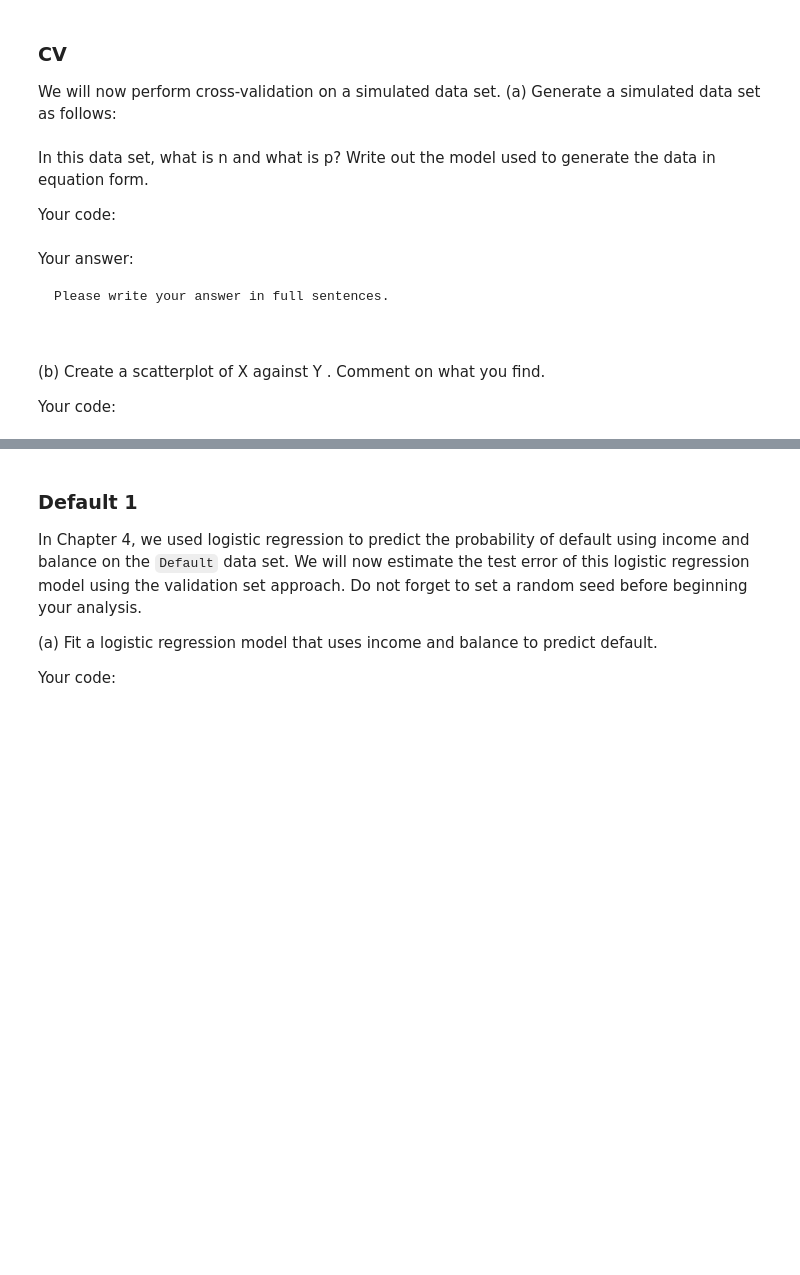
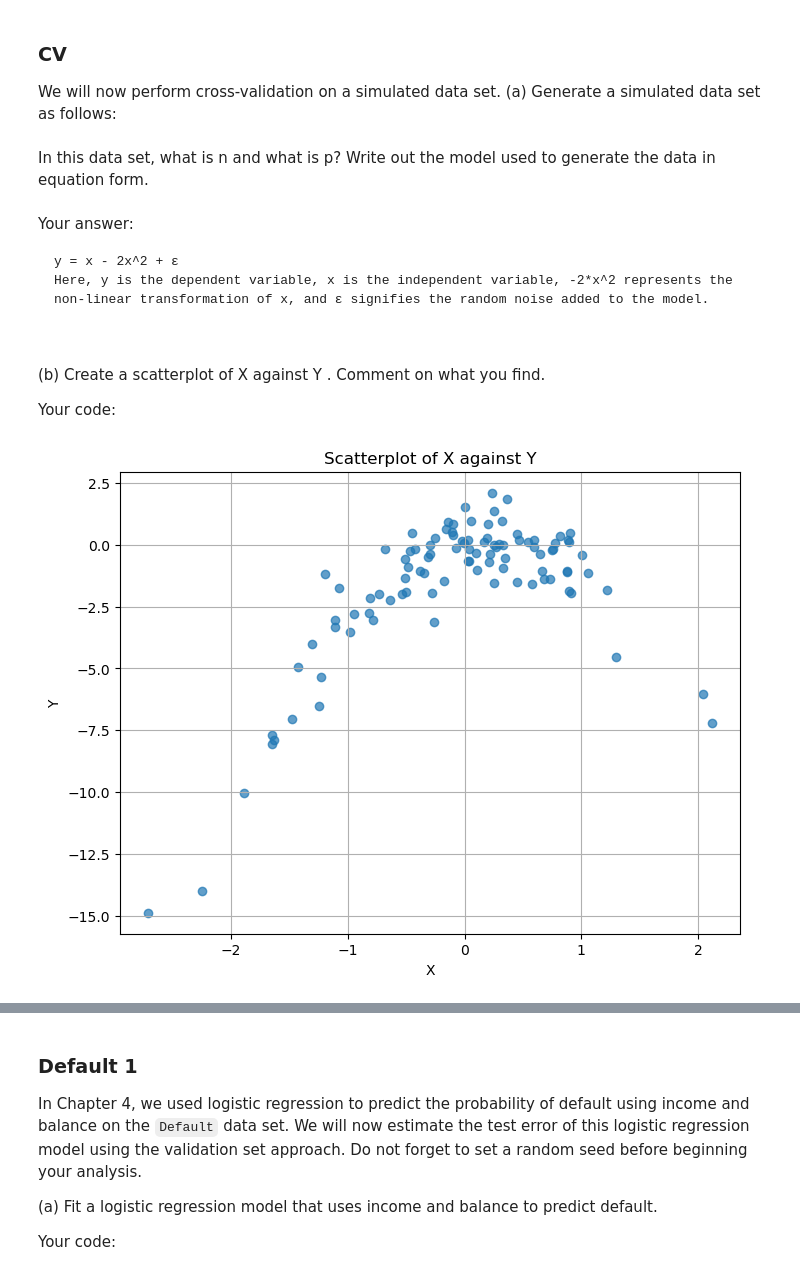
Before and after one commit to BU-MSSP-Classroom/MA679_Spring2024_02_resampling-XYYZWDS, a Jupyter notebook: Ch05_Resampling_Python.ipynb, the cells around one changed output, grey strips where cells are left out. Drawn from its saved outputs; the diff is of its cells as text; code cells hidden in the pictures; blank space fills up the shorter version.

```diff
--- a/Ch05_Resampling_Python.ipynb
+++ b/Ch05_Resampling_Python.ipynb
@@ -242,6 +237,3 @@ y = x - 2 * x**2 + rng.normal(size=100)
 # %% [markdown]
 In this data set, what is n and what is p? Write out the model
 used to generate the data in equation form.
-
-
-Your code:
@@ -252,7 +241,8 @@ Your code:
 Your answer:
 
 ~~~
-Please write your answer in full sentences.
+y = x - 2x^2 + ε
+Here, y is the dependent variable, x is the independent variable, -2*x^2 represents the non-linear transformation of x, and ε signifies the random noise added to the model.
 
 
 ~~~
@@ -263,8 +253,18 @@ Please write your answer in full sentences.
 
 Your code:
 # %%
-#
-#
+import matplotlib.pyplot as plt
+
+
+plt.figure(figsize=(8, 6))
+plt.scatter(x, y, alpha=0.7)
+plt.title("Scatterplot of X against Y")
+plt.xlabel("X")
+plt.ylabel("Y")
+plt.grid(True)
+plt.show()
+# %% [output]
+[figure, added]
 # %% [markdown]
 Your answer:
 
```
Also changed, not shown: parts of 51 cells of this notebook, 2 other files.
